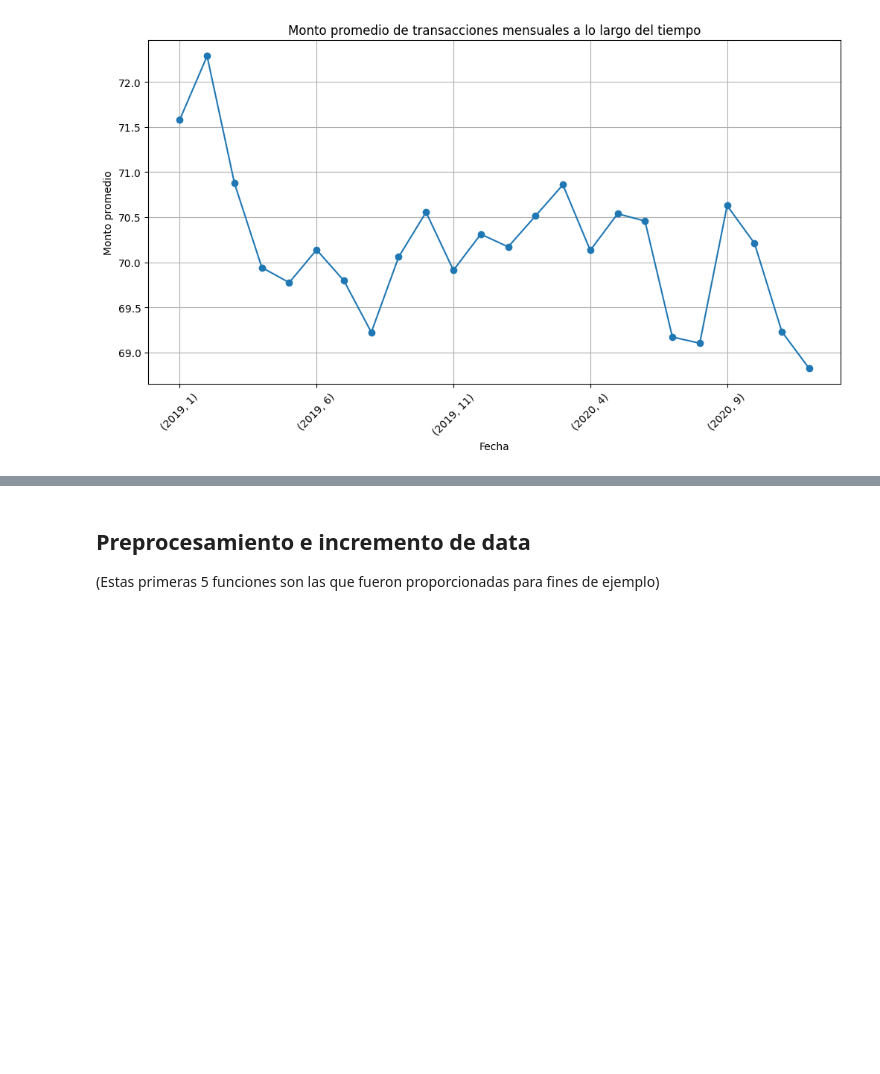
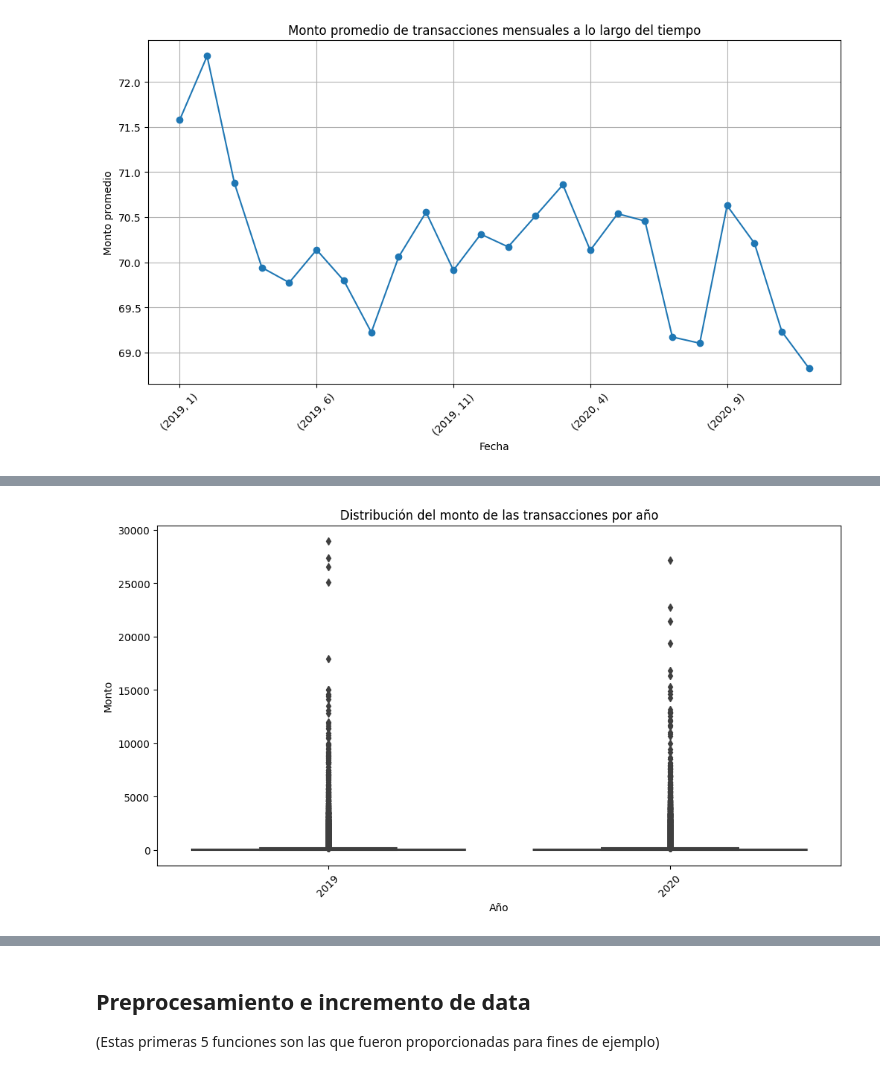
Before and after one commit to ChristopherG19/UVG_SDS_Proyecto2, a Jupyter notebook: Proyecto2.ipynb, the cells around one changed output, grey strips where cells are left out. Cells and saved outputs as stored; diff of their text form; code cells hidden in the pictures; blank space fills up the shorter version.

```diff
--- a/Proyecto2.ipynb
+++ b/Proyecto2.ipynb
@@ -219,0 +247,11 @@ plt.show()
+# %%
+# Boxplot del monto de las transacciones por año
+plt.figure(figsize=(12, 6))
+sns.boxplot(x='year', y='amt', data=df)
+plt.title('Distribución del monto de las transacciones por año')
+plt.xlabel('Año')
+plt.ylabel('Monto')
+plt.xticks(rotation=45)
+plt.show()
+# %% [output]
+[figure, added]
```
Also changed, not shown: parts of 14 cells of this notebook.
